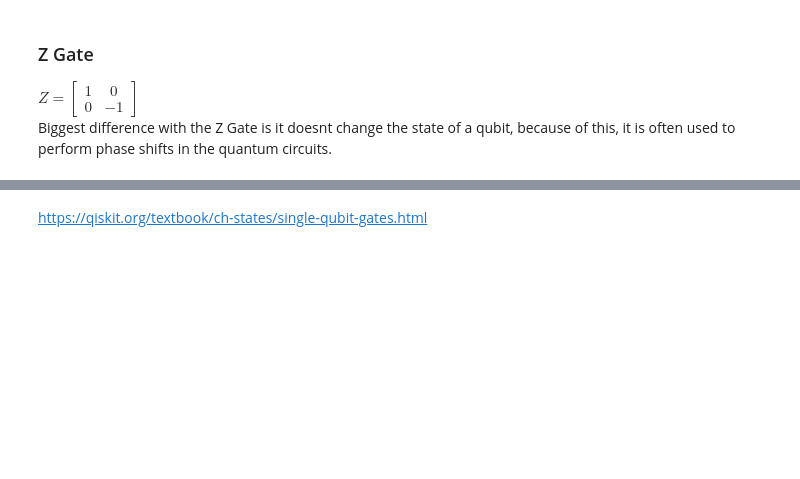
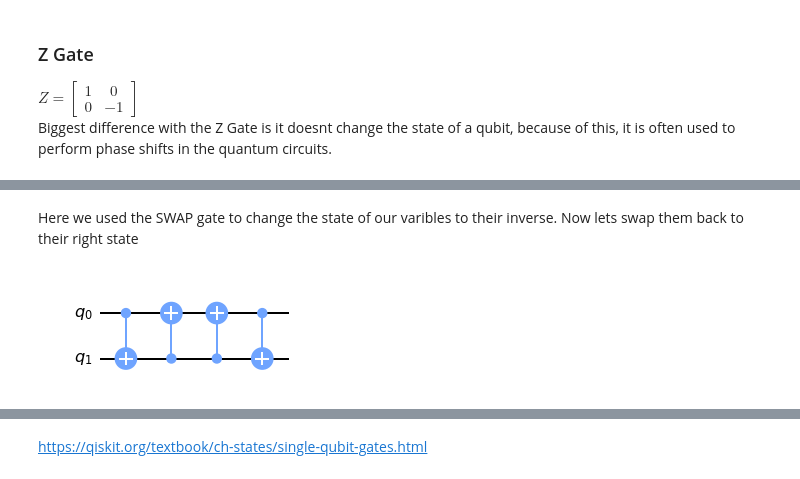
Before and after one commit to donalBolustrom99/ET-Assement, a Jupyter notebook: content/Quantum Computing.ipynb, the cells around one changed output, grey strips where cells are left out. Drawn from its saved outputs; the diff is of its cells as text; code cells hidden in the pictures; blank space fills up the shorter version.

```diff
--- a/content/Quantum Computing.ipynb
+++ b/content/Quantum Computing.ipynb
@@ -127,0 +186,9 @@ circuit.draw(output='mpl', initial_state=1)
+# %% [markdown]
+Here we used the SWAP gate to change the state of our varibles to their inverse. Now lets swap them back to their right state
+# %%
+circuit.cx(s1,s0)
+circuit.cx(s0,s1)
+
+circuit.draw(output='mpl')
+# %% [output]
+[figure, added]
```
Also changed, not shown: parts of 16 cells of this notebook.
